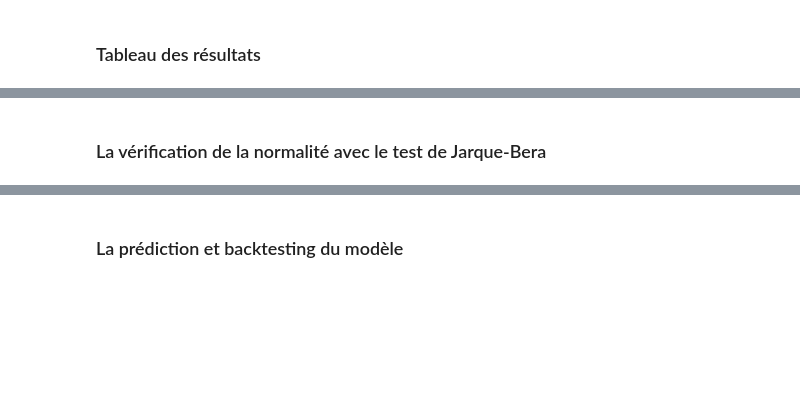
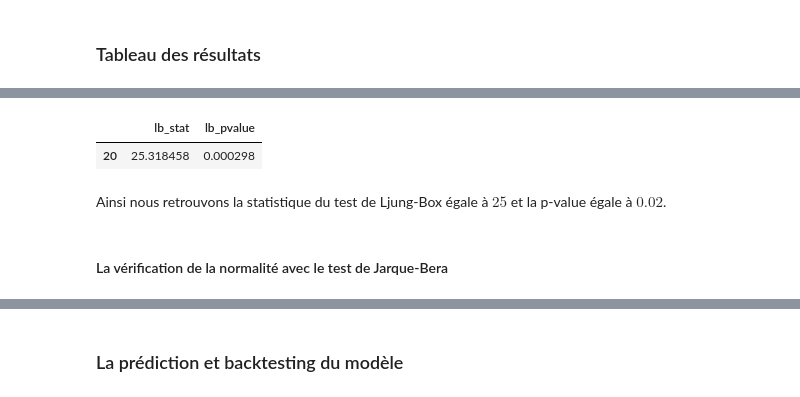
Before and after one commit to Lawisss/Helenos-Model, a Jupyter notebook: ARIMA.ipynb, the cells around one changed output, grey strips where cells are left out. Saved outputs shown, nothing was run; the diff lists cells and outputs as text; code cells hidden in the pictures; blank space fills up the shorter version.

```diff
--- a/ARIMA.ipynb
+++ b/ARIMA.ipynb
@@ -204,4 +279,13 @@ aic: -23839.87 | order: (3, 0, 3)
 # %%
-sms.diagnostic.acorr_ljungbox(best_mdl.resid, lags=[20], boxpierce=False)
+# Data fitting avec Ljung-Box
+# Degrés de liberté = 14
+# Décalage 20
+
+sms.diagnostic.acorr_ljungbox(best_mdl.resid, lags=[20], boxpierce=False, return_df=True, model_df=14)
+# %% [output]
+|  | lb_stat | lb_pvalue |
+| 20 | 25.318458 | 0.000298 |
+# %% [markdown]
+Ainsi nous retrouvons la statistique du test de Ljung-Box égale à $25$ et la p-value égale à $0.02$.
 # %% [markdown]
-### La vérification de la normalité avec le test de Jarque-Bera
+#### La vérification de la normalité avec le test de Jarque-Bera
```
Also changed, not shown: parts of 14 cells of this notebook, 1 other file.
